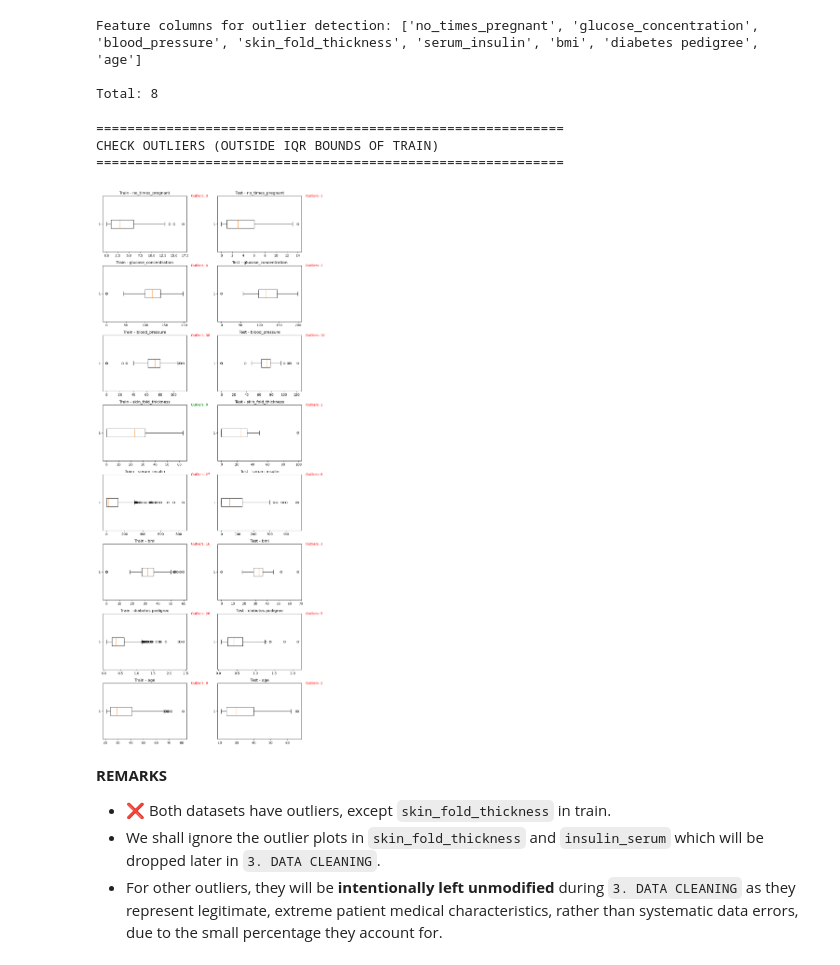
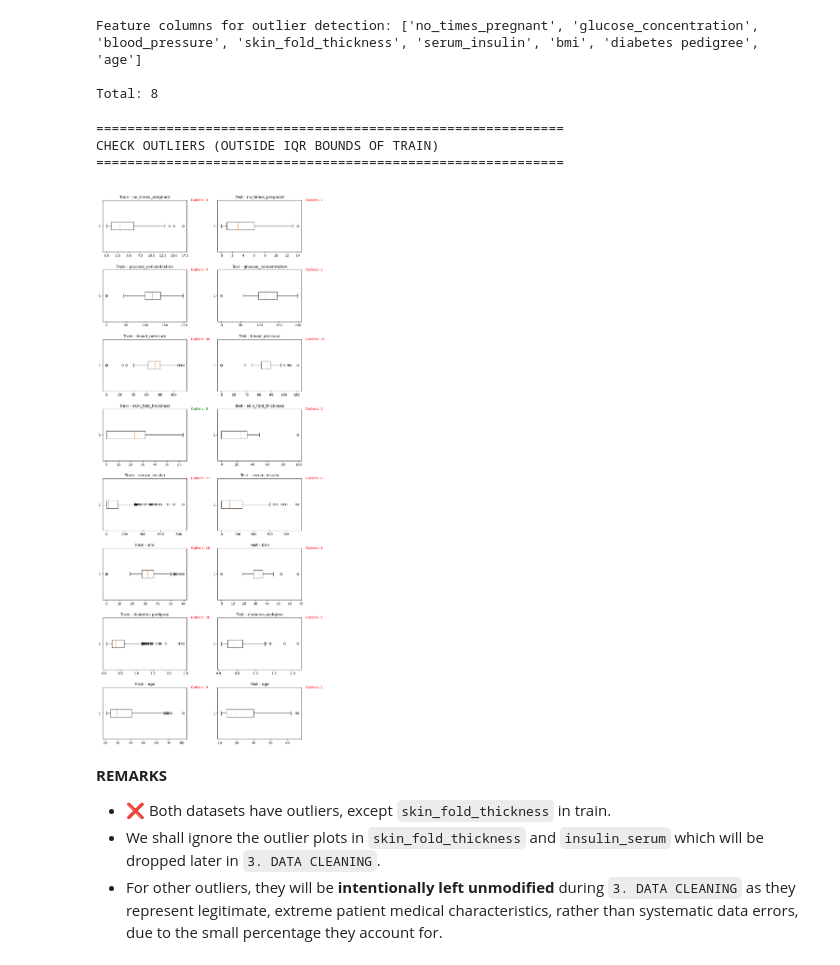
Before and after one commit to thomasong1/diabetes-prediction, a Jupyter notebook: PA1_Classification.ipynb, the cells around one changed output. Cells and saved outputs as stored; diff of their text form; code cells hidden in the pictures.

```diff
--- a/PA1_Classification.ipynb
+++ b/PA1_Classification.ipynb
@@ -373,36 +373,36 @@ ncols = 2  # TRAIN | TEST
 nrows = n_featureCols  # ONE ROW PER FEATURE
 fig, axes = plt.subplots(nrows, ncols, figsize=(10, nrows*3))
 
 print_section('CHECK OUTLIERS (OUTSIDE IQR BOUNDS OF TRAIN)')
 
 ### GET OUTLIER COUNTS
 before_train_counts = outlier_counts_by_bounds(train, feature_cols)
 before_test_counts = outlier_counts_by_bounds(test, feature_cols)
 
 ### FOR EACH COLUMN IN TRAIN/TEST, PLOT THE BOXPLOT & SHOW OUTLIER COUNT
 for i, c in enumerate(feature_cols):
     ### TRAIN BOXPLOT (LEFT COLUMN)
     axes[i, 0].boxplot(train[c], vert=False)
-    axes[i, 0].set_title(f'Train - {c}')
+    axes[i, 0].set_title(f'\nTrain - {c}')
     ### RED IF OUTLIERS; GREEN IF NO OUTLIERS
     train_color = 'green' if before_train_counts[c] == 0 else 'red'
     axes[i, 0].text(1.05, 1, f"Outliers: {before_train_counts[c]}",
                     transform=axes[i, 0].transAxes, fontsize=10, color=train_color, va='center')
 
     axes[i, 1].boxplot(test[c], vert=False)
-    axes[i, 1].set_title(f'Test - {c}')
+    axes[i, 1].set_title(f'\nTest - {c}')
     ### RED IF OUTLIERS; GREEN IF NO OUTLIERS
     test_color = 'green' if before_test_counts[c] == 0 else 'red'
     axes[i, 1].text(1.05, 1, f"Outliers: {before_test_counts[c]}",
                     transform=axes[i, 1].transAxes, fontsize=10, color=test_color, va='center')
 
 plt.tight_layout()
 plt.show()
 # %% [output]
 ============================================================
 CHECK OUTLIERS (OUTSIDE IQR BOUNDS OF TRAIN)
 ============================================================
-[figure, old version]
+[figure, new version]
 # %% [markdown]
 **REMARKS**
 - ❌ Both datasets have outliers, except `skin_fold_thickness` in train.
```
Also changed, not shown: parts of 44 cells of this notebook, 1 other file.
